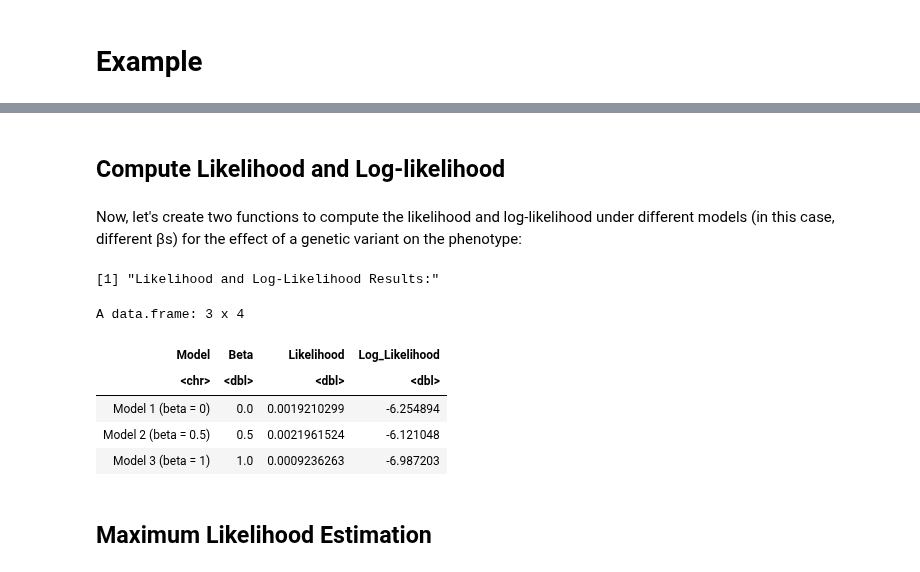
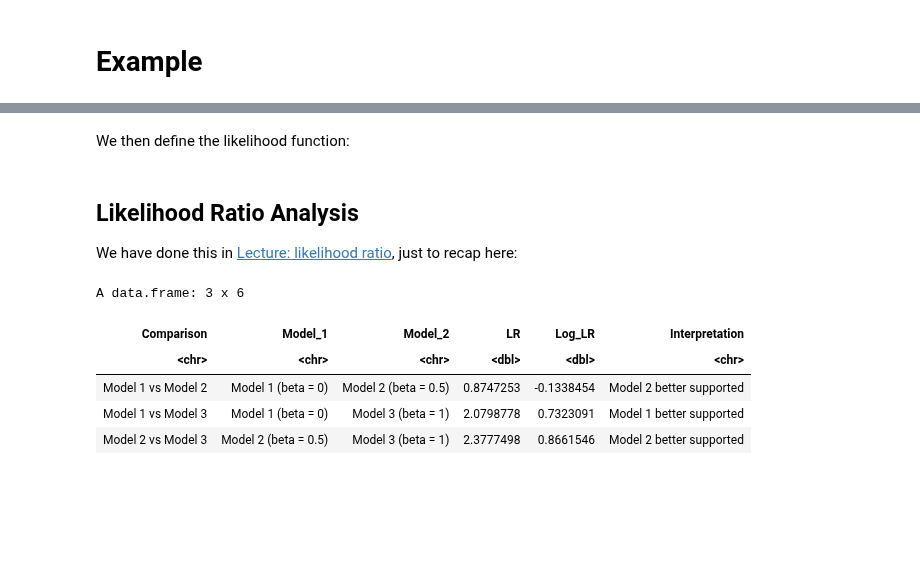
Before and after one commit to StatFunGen/statgen-prerequisites, a Jupyter notebook: Bayes_factor.ipynb, the cells around one changed output, grey strips where cells are left out. Saved outputs shown, nothing was run; the diff lists cells and outputs as text; code cells hidden in the pictures; blank space fills up the shorter version.

```diff
--- a/Bayes_factor.ipynb
+++ b/Bayes_factor.ipynb
@@ -68,10 +75,8 @@ true_sd <- 1.0
 
 # Generate phenotype with true effect
 Y <- X * true_beta + rnorm(N, 0, true_sd)
-# %% [markdown]
-## Compute Likelihood and Log-likelihood
-# %% [markdown]
-Now, let's create two functions to compute the likelihood and log-likelihood under different models (in this case, different βs) for the effect of a genetic variant on the phenotype:
+# %% [markdown]
+We then define the likelihood function:
 # %%
 # Likelihood function for normal distribution
 likelihood <- function(beta, sd, X, Y) {
@@ -91,32 +90,71 @@ log_likelihood <- function(beta, sd, X, Y) {
   sum(dnorm(Y, mean = mu, sd = sd, log = TRUE))
 }
+# %% [markdown]
+## Likelihood Ratio Analysis
+
+We have done this in [Lecture: likelihood ratio](https://gaow.github.io/statgen-prerequisites/likelihood_ratio.html), just to recap here:
 # %%
 # Test three different models with different beta values
 beta_values <- c(0, 0.5, 1.0)  # Three different effect sizes to test
 model_names <- paste0("Model ", 1:3, " (beta = ", beta_values, ")")
 
 # Calculate likelihoods and log-likelihoods
 results <- data.frame(
   Model = model_names,
   Beta = beta_values,
   Likelihood = numeric(3),
   Log_Likelihood = numeric(3)
 )
 
 for (i in 1:3) {
   results$Likelihood[i] <- likelihood(beta = beta_values[i], sd = true_sd, X = X, Y = Y)
   results$Log_Likelihood[i] <- log_likelihood(beta = beta_values[i], sd = true_sd, X = X, Y = Y)
 }
 
-print("Likelihood and Log-Likelihood Results:")
-results
+# Calculate all pairwise likelihood ratios
+model_pairs <- combn(1:3, 2)  # All combinations of 2 models from 3
+n_pairs <- ncol(model_pairs)
+
+lr_results <- data.frame(
+  Comparison = character(n_pairs),
+  Model_1 = character(n_pairs),
+  Model_2 = character(n_pairs),
+  LR = numeric(n_pairs),
+  Log_LR = numeric(n_pairs),
+  Interpretation = character(n_pairs),
+  stringsAsFactors = FALSE
+)
+
+for (i in 1:n_pairs) {
+  m1 <- model_pairs[1, i]  # First model index
+  m2 <- model_pairs[2, i]  # Second model index
+
+  # Calculate likelihood ratio: L(M1|D) / L(M2|D)
+  lr_value <- results$Likelihood[m1] / results$Likelihood[m2]
+  log_lr_value <- results$Log_Likelihood[m1] - results$Log_Likelihood[m2]
+
+  # Determine interpretation
+  if (lr_value > 1) {
+    interpretation <- paste("Model", m1, "better supported")
+  } else if (lr_value < 1) {
+    interpretation <- paste("Model", m2, "better supported")
+  } else {
+    interpretation <- "Equal support"
+  }
+
+  # Store results
+  lr_results$Comparison[i] <- paste("Model", m1, "vs Model", m2)
+  lr_results$Model_1[i] <- results$Model[m1]
+  lr_results$Model_2[i] <- results$Model[m2]
+  lr_results$LR[i] <- lr_value
+  lr_results$Log_LR[i] <- log_lr_value
+  lr_results$Interpretation[i] <- interpretation
+}
+lr_results
 # %% [output]
-[1] "Likelihood and Log-Likelihood Results:"
+A data.frame: 3 x 6
-A data.frame: 3 x 4
-| Model | Beta | Likelihood | Log_Likelihood |
-| <chr> | <dbl> | <dbl> | <dbl> |
-| Model 1 (beta = 0) | 0.0 | 0.0019210299 | -6.254894 |
-| Model 2 (beta = 0.5) | 0.5 | 0.0021961524 | -6.121048 |
-| Model 3 (beta = 1) | 1.0 | 0.0009236263 | -6.987203 |
+| Comparison | Model_1 | Model_2 | LR | Log_LR | Interpretation |
+| <chr> | <chr> | <chr> | <dbl> | <dbl> | <chr> |
+| Model 1 vs Model 2 | Model 1 (beta = 0) | Model 2 (beta = 0.5) | 0.8747253 | -0.1338454 | Model 2 better supported |
+| Model 1 vs Model 3 | Model 1 (beta = 0) | Model 3 (beta = 1) | 2.0798778 | 0.7323091 | Model 1 better supported |
+| Model 2 vs Model 3 | Model 2 (beta = 0.5) | Model 3 (beta = 1) | 2.3777498 | 0.8661546 | Model 2 better supported |
-# %% [markdown]
-## Maximum Likelihood Estimation
```
Also changed, not shown: parts of 24 cells of this notebook, 5 other files.
